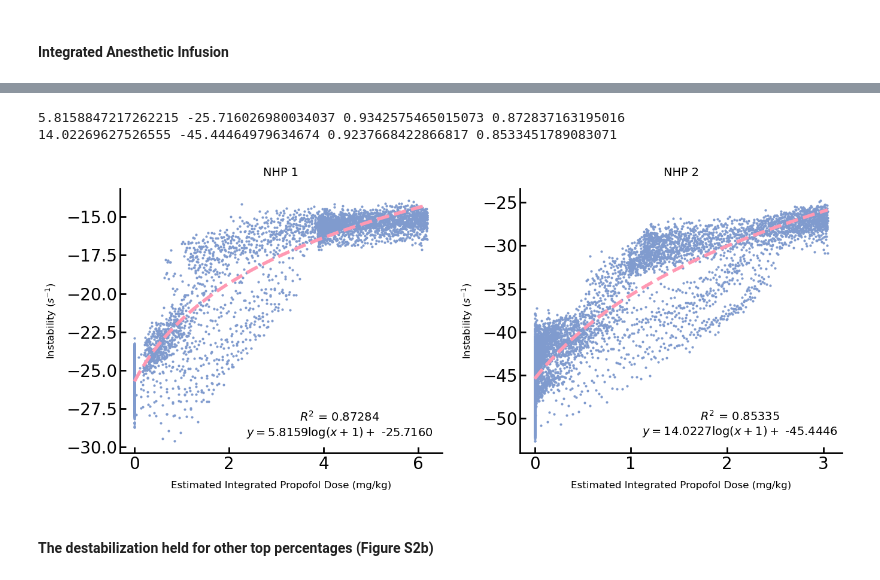
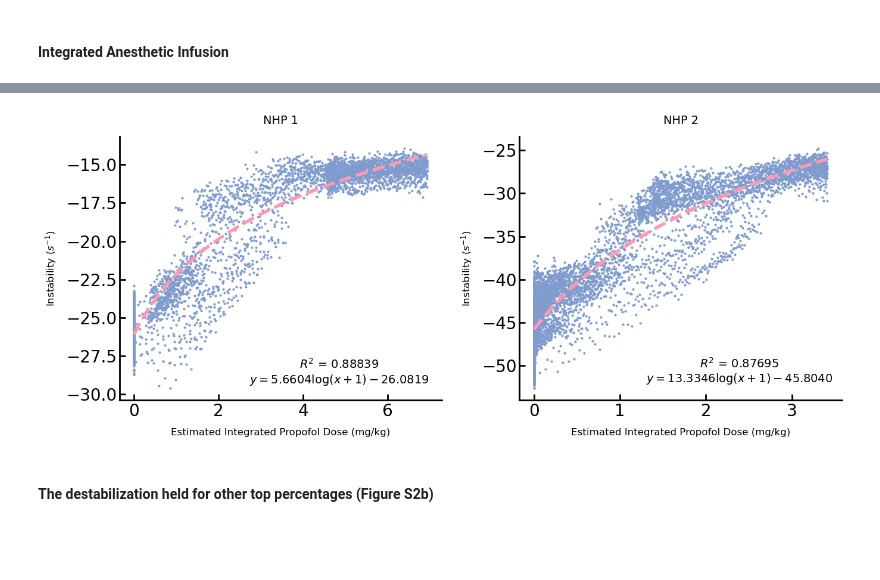
Before and after one commit to adamjeisen/ChaoticConsciousness, a Jupyter notebook: _jupyter/Figure 4 + S2 - Stability Results-Binned by Session.ipynb, the cells around one changed output, grey strips where cells are left out. Saved outputs shown, nothing was run; the diff lists cells and outputs as text; code cells hidden in the pictures; blank space fills up the shorter version.

Commit message:
Updated Figure 4

```diff
--- a/_jupyter/Figure 4 + S2 - Stability Results-Binned by Session.ipynb
+++ b/_jupyter/Figure 4 + S2 - Stability Results-Binned by Session.ipynb
@@ -1169,7 +1210,7 @@ plt.show()
 # %%
 top_percent = 0.1
 
-section_info = [('awake', [-15, 0]), ('unconscious', [15, 60]), ('recovery', [75, 85]), ('loading dose', [20, 30]), ('maintenance dose', [50, 60])]
+section_info = [('awake', [-15, 0]), ('unconscious', [15, 60]), ('late recovery', [75, 85]), ('recovery', [60, 85]), ('loading dose', [15, 30]), ('maintenance dose', [45, 60]), ('early recovery', [60, 75])]
 
 total_its = 0
 for area in areas:
@@ -1291,7 +1499,7 @@ plt.savefig(os.path.join(img_save_dir, "SI", "dosage_boxplot.pdf"), bbox_inches=
 # %% [markdown]
 #### The destabilization was dose dependent (timescales relative to baseline)
 # %%
-section_info = [('awake', [-15, 0]), ('unconscious', [15, 60]), ('recovery', [75, 85]), ('loading dose', [20, 30]), ('maintenance dose', [50, 60])]
+section_info = [('awake', [-15, 0]), ('unconscious', [15, 60]), ('late recovery', [75, 85]), ('loading dose', [15, 30]), ('maintenance dose', [45, 60]), ('early recovery', [60, 75])]
 
 leadup_time = 15 # minutes before anesthesia
 post_time = 15 # minutes after anesthesia
@@ -1428,7 +1806,7 @@ n unconscious = 11, n recovery = 11
 # %%
 top_percent = 0.1
 
-section_info = [('awake', [-15, 0]), ('unconscious', [15, 60]), ('recovery', [75, 85]), ('loading dose', [20, 30]), ('maintenance dose', [50, 60])]
+section_info = [('awake', [-15, 0]), ('unconscious', [15, 60]), ('recovery', [60, 85]), ('loading dose', [20, 30]), ('maintenance dose', [50, 60])]
 
 total_its = 0
 areas_comp = ['all']
@@ -1492,6 +1870,7 @@ and pluggingin $(t - t_0) = 8$ minutes $ = 480$ seconds we get a time constant o
 # %%
-CSHL = 8 # minutes
-decrement = 0.5
+CSHL = 7.5 # minutes (7.5 - 15)
+# decrement = 0.5
+decrement = 1 - 2/3.5
 
 # CSHL = 50 # minutes
 # decrement = 0.8
@@ -1585,38 +1982,36 @@ for i, monkey in enumerate(monkeys):
     all_instabilities = np.array(all_instabilities)
     ax.scatter(all_dosages, all_instabilities, s=4, color=color_list[0])
     # ax.scatter(all_instabilities, all_dosages, s=4, color=color_val)
 
     ret = scipy.stats.linregress(np.log(all_dosages + 1), all_instabilities)
     # ret = scipy.stats.linregress(all_dosages, all_instabilities)
-    print(ret.slope, ret.intercept, ret.rvalue, ret.rvalue**2)
+    # print(ret.slope, ret.intercept, ret.rvalue, ret.rvalue**2)
 
     x_vals = np.linspace(all_dosages.min(), all_dosages.max(), 1000)
     y_vals = np.log(x_vals + 1)*ret.slope + ret.intercept
 
     ax.plot(x_vals, y_vals, linestyle='--', c=color_list[1], linewidth=4)
-    ax.text((all_dosages.max() - all_dosages.min())*0.7, all_instabilities.max()*2.1, f'$R^2$ = {ret.rvalue**2:.5f}\n$y = {ret.slope:.4f}$log$(x + 1) + $ {ret.intercept:.4f}', c='k', fontsize=onplot_fontsize - 6, ha='center')
+    ax.text((all_dosages.max() - all_dosages.min())*0.7, all_instabilities.max()*2.1, f"$R^2$ = {ret.rvalue**2:.5f}\n$y = {ret.slope:.4f}$log$(x + 1) {'+' if ret.intercept >= 0 else '-'}${np.abs(ret.intercept):.4f}", c='k', fontsize=onplot_fontsize - 6, ha='center')
 
     # ret = scipy.stats.linregress(np.sqrt(all_dosages), all_instabilities)
     # print(ret.slope, ret.intercept, ret.rvalue, ret.rvalue**2)
 
     ax.set_xlabel('Estimated Integrated Propofol Dose (mg/kg)', fontsize=xlabel_fontsize)
     ax.set_ylabel('Instability ($s^{-1}$)', fontsize=ylabel_fontsize)
     ax.set_title(f"NHP {i + 1}", fontsize=title_fontsize)
     ax.spines[['right', 'top']].set_visible(False)
     ax.xaxis.set_ticks_position('bottom')
     ax.tick_params(axis='y', which='both', left=True, right=False)
 
 # lns = []
 # lns += plt.plot([], [], 'o', c=color_list[0], label='true data')
 # lns += plt.plot([], [], linestyle='--', c=color_list[1], label='logarithmic regression')
 
 plt.tight_layout()
 plt.savefig(os.path.join(img_save_dir, "SI", "integrated_dosage_curve.pdf"), bbox_inches='tight', transparent=True)
 plt.show()
 # %% [output]
-5.8158847217262215 -25.716026980034037 0.9342575465015073 0.872837163195016
-14.02269627526555 -45.44464979634674 0.9237668422866817 0.8533451789083071
-[figure, old version]
+[figure, new version]
 # %%
 # for monkey in monkeys:
 #     plt.hist(dose_stab_correls[monkey]['all'])
```
Also changed, not shown: parts of 23 cells of this notebook.
